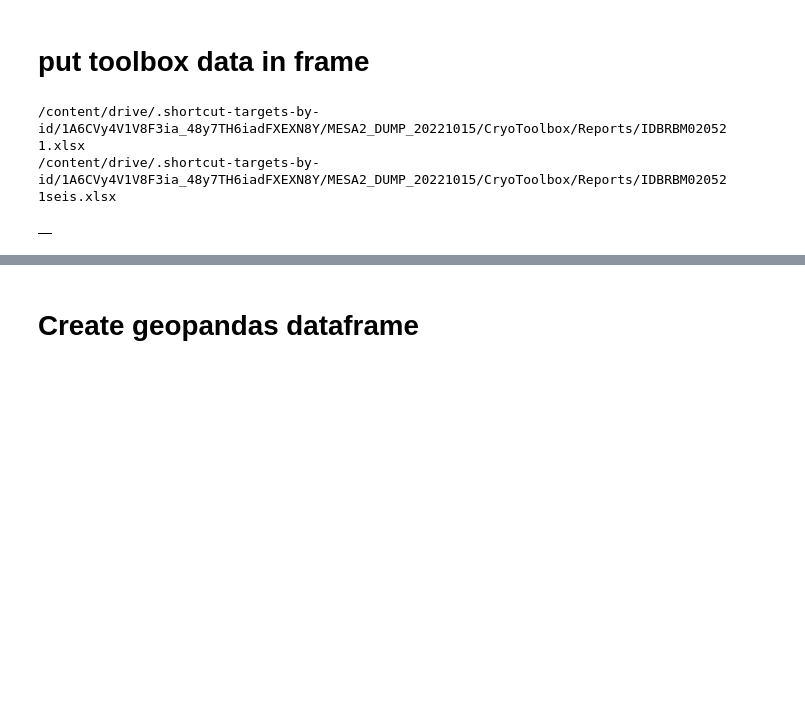
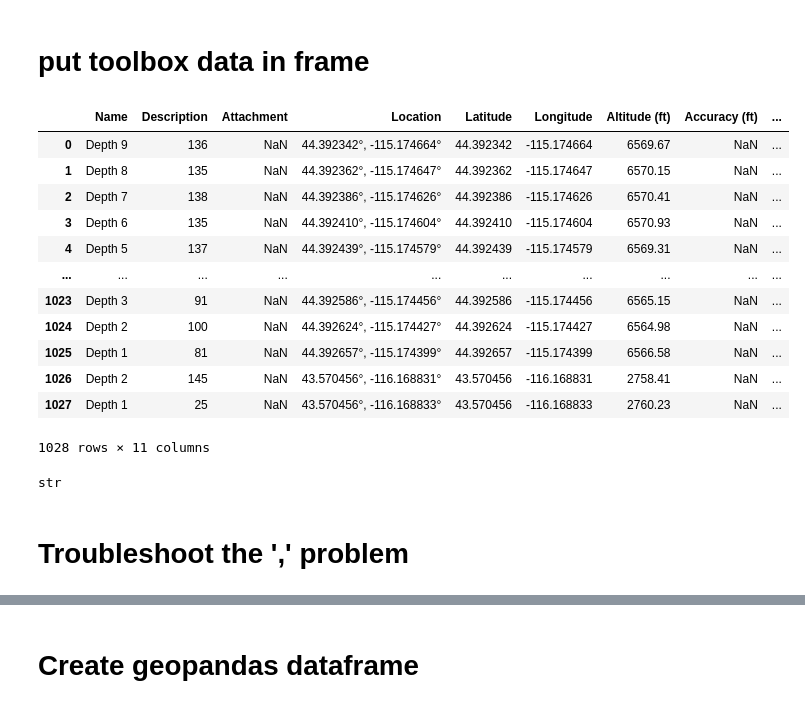
Before and after one commit to mcreelma/Snow_Probes, a Jupyter notebook: Mesa_Dump_Reader.ipynb, the cells around one changed output, grey strips where cells are left out. Drawn from its saved outputs; the diff is of its cells as text; code cells hidden in the pictures; blank space fills up the shorter version.

```diff
--- a/Mesa_Dump_Reader.ipynb
+++ b/Mesa_Dump_Reader.ipynb
@@ -108,29 +159,41 @@ IDBRBO021821.xlsx      IDBRBO032221.xlsx
 # %% [markdown]
 # put toolbox data in frame
 # %%
-#################### Skipping for now because the IDBRBO files have densities and descriptions in the same line as the depths
-#################### Also the depths are in the description and not a depth column. we will fix these later
+path = os.getcwd()
+csv_files = glob.glob(os.path.join(path, "*.xlsx"))
+df2 = pd.DataFrame()
+
+# loop over the list of csv files
+for f in csv_files:
+
+    # read using pandas
+    ds = pd.read_excel(f)
+
+    # create label for where it came from
+    ds['Source'] = 'CryoToolbox'
+
+    # append to new dataframe
+    df2 = df2.append(ds, ignore_index = True)
 
 
-# path = os.getcwd()
-# csv_files = glob.glob(os.path.join(path, "IDBRBM*.xlsx"))
-# df2 = pd.DataFrame()
-# # loop over the list of csv files
-# for f in csv_files:
-#     print(f)
-#     # # read using pandas
-#     # ds = pd.read_excel(f)
-
-#     # # create label for where it came from
-#     # ds['Source'] = 'CryoToolbox'
-
-#     # # append to new dataframe
-#     # df2 = df2.append(ds, ignore_index = True)
-
-
-# # check
-# display(df2)
+# check
+display(df2)
+df2.dtypes
+type(df2['Description'][59])
 # %% [output]
+|  | Name | Description | Attachment | Location | Latitude | Longitude | Altitude (ft) | Accuracy (ft) | ... |
+| 0 | Depth 9 | 136 | NaN | 44.392342°, -115.174664° | 44.392342 | -115.174664 | 6569.67 | NaN | ... |
+| 1 | Depth 8 | 135 | NaN | 44.392362°, -115.174647° | 44.392362 | -115.174647 | 6570.15 | NaN | ... |
+| 2 | Depth 7 | 138 | NaN | 44.392386°, -115.174626° | 44.392386 | -115.174626 | 6570.41 | NaN | ... |
+| 3 | Depth 6 | 135 | NaN | 44.392410°, -115.174604° | 44.392410 | -115.174604 | 6570.93 | NaN | ... |
+| 4 | Depth 5 | 137 | NaN | 44.392439°, -115.174579° | 44.392439 | -115.174579 | 6569.31 | NaN | ... |
+| ... | ... | ... | ... | ... | ... | ... | ... | ... | ... |
+| 1023 | Depth 3 | 91 | NaN | 44.392586°, -115.174456° | 44.392586 | -115.174456 | 6565.15 | NaN | ... |
+| 1024 | Depth 2 | 100 | NaN | 44.392624°, -115.174427° | 44.392624 | -115.174427 | 6564.98 | NaN | ... |
+| 1025 | Depth 1 | 81 | NaN | 44.392657°, -115.174399° | 44.392657 | -115.174399 | 6566.58 | NaN | ... |
+| 1026 | Depth 2 | 145 | NaN | 43.570456°, -116.168831° | 43.570456 | -116.168831 | 2758.41 | NaN | ... |
+| 1027 | Depth 1 | 25 | NaN | 43.570456°, -116.168833° | 43.570456 | -116.168833 | 2760.23 | NaN | ... |
-/content/drive/.shortcut-targets-by-id/1A6CVy4V1V8F3ia_48y7TH6iadFXEXN8Y/MESA2_DUMP_20221015/CryoToolbox/Reports/IDBRBM020521.xlsx
-/content/drive/.shortcut-targets-by-id/1A6CVy4V1V8F3ia_48y7TH6iadFXEXN8Y/MESA2_DUMP_20221015/CryoToolbox/Reports/IDBRBM020521seis.xlsx
+1028 rows × 11 columns
-|  |
+str
+# %% [markdown]
+# Troubleshoot the ',' problem
```
Also changed, not shown: parts of 9 cells of this notebook.
